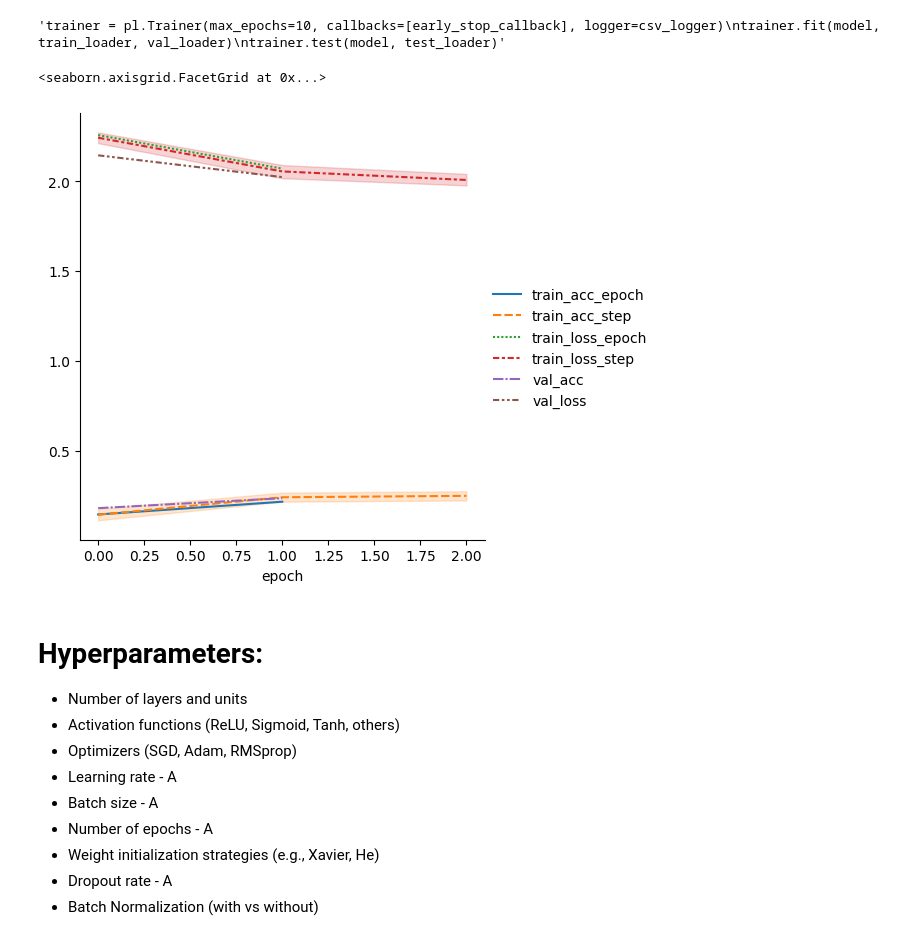
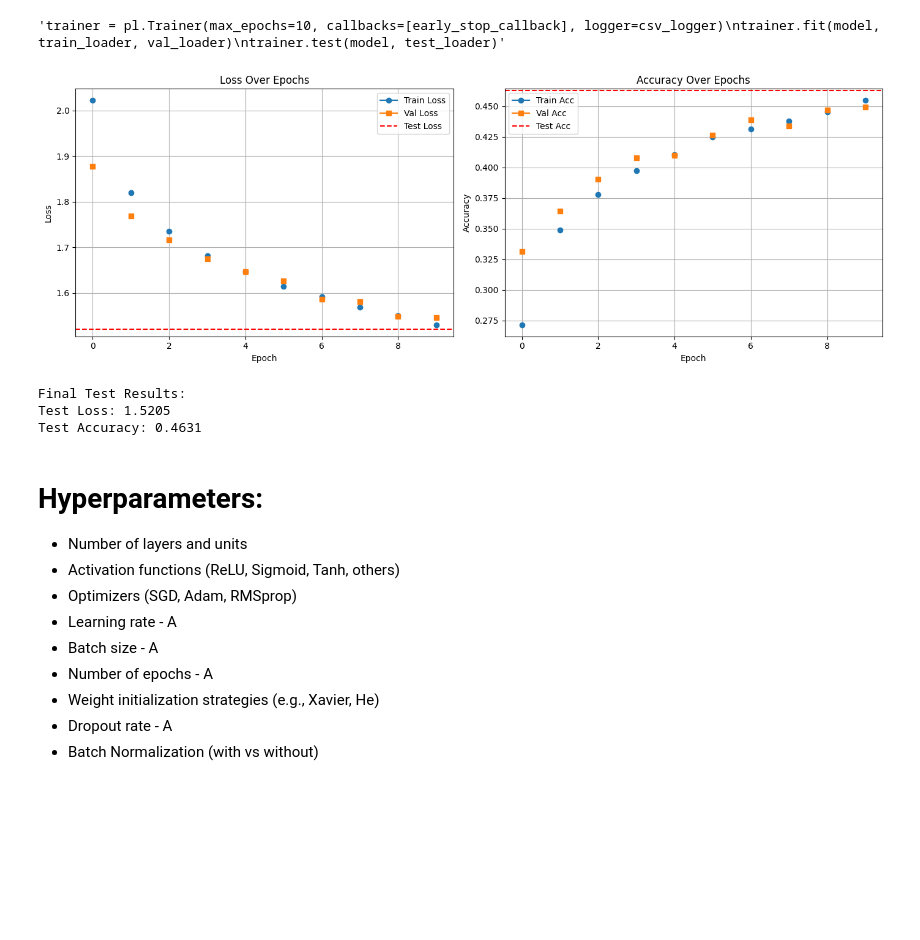
Before and after one commit to dudocas12/FAP, a Jupyter notebook: Hyperparameters_testing_ANN/Hyperparameters_testing_ANN.ipynb, the cells around one changed output. Saved outputs shown, nothing was run; the diff lists cells and outputs as text; code cells hidden in the pictures; blank space fills up the shorter version.

```diff
--- a/Hyperparameters_testing_ANN/Hyperparameters_testing_ANN.ipynb
+++ b/Hyperparameters_testing_ANN/Hyperparameters_testing_ANN.ipynb
@@ -134,14 +298,56 @@ trainer.test(model, test_loader)'''
 'trainer = pl.Trainer(max_epochs=10, callbacks=[early_stop_callback], logger=csv_logger)\ntrainer.fit(model, train_loader, val_loader)\ntrainer.test(model, test_loader)'
 # %%
 import pandas as pd
-import seaborn as sn
-metrics = pd.read_csv(f"{trainer.logger.log_dir}/metrics.csv")
-del metrics["step"]
-metrics.set_index("epoch", inplace=True)
-sn.relplot(data=metrics, kind="line")
+import matplotlib.pyplot as plt
+
+# Load the CSV file
+csv_path = "logs/hs[128, 64]_optsgd_lr0.001/version_2/metrics.csv"
+df = pd.read_csv(csv_path)
+
+# Extract test metrics (they appear only once at the end)
+test_row = df[df['test_loss'].notna()]
+if not test_row.empty:
+    test_loss = test_row['test_loss'].values[0]
+    test_acc = test_row['test_acc'].values[0]
+
+# Create the plots
+fig, axes = plt.subplots(1, 2, figsize=(14, 5))
+
+# Loss plot
+axes[0].plot(df['epoch'], df['train_loss_epoch'], label='Train Loss', marker='o')
+axes[0].plot(df['epoch'], df['val_loss'], label='Val Loss', marker='s')
+if not test_row.empty:
+    axes[0].axhline(y=test_loss, color='r', linestyle='--', label='Test Loss')
+axes[0].set_xlabel('Epoch')
+axes[0].set_ylabel('Loss')
+axes[0].set_title('Loss Over Epochs')
+axes[0].legend()
+axes[0].grid(True)
+
+# Accuracy plot
+axes[1].plot(df['epoch'], df['train_acc_epoch'], label='Train Acc', marker='o')
+axes[1].plot(df['epoch'], df['val_acc'], label='Val Acc', marker='s')
+if not test_row.empty:
+    axes[1].axhline(y=test_acc, color='r', linestyle='--', label='Test Acc')
+axes[1].set_xlabel('Epoch')
+axes[1].set_ylabel('Accuracy')
+axes[1].set_title('Accuracy Over Epochs')
+axes[1].legend()
+axes[1].grid(True)
+
+plt.tight_layout()
+plt.show()
+
+# Print test results
+if not test_row.empty:
+    print(f"\nFinal Test Results:")
+    print(f"Test Loss: {test_loss:.4f}")
+    print(f"Test Accuracy: {test_acc:.4f}")
 # %% [output]
+[figure, new version]
-<seaborn.axisgrid.FacetGrid at 0x...>
+Final Test Results:
+Test Loss: 1.5205
+Test Accuracy: 0.4631
-[figure, old version]
 # %% [markdown]
 # Hyperparameters:
 * Number of layers and units
```
Also changed, not shown: parts of 30 cells of this notebook.
